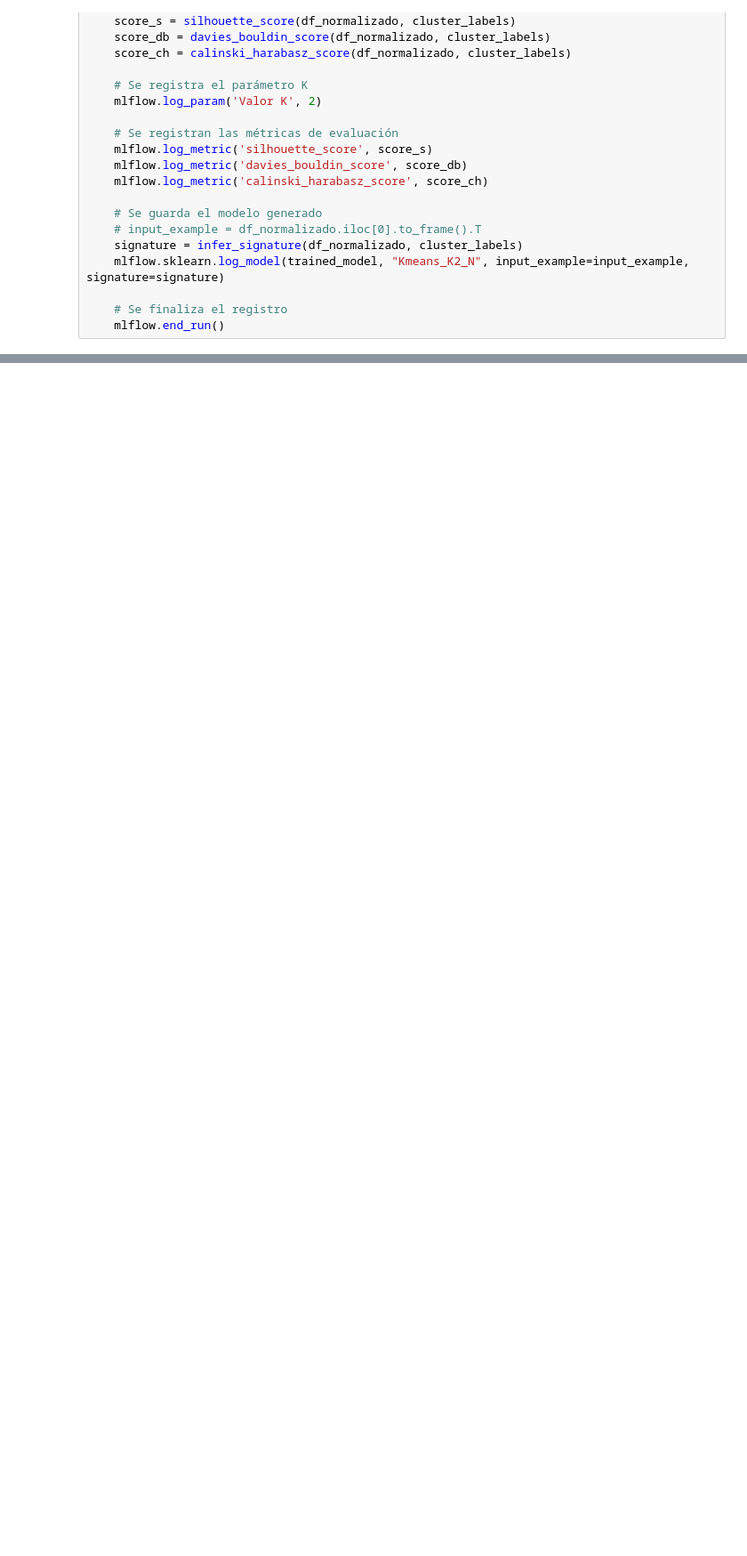
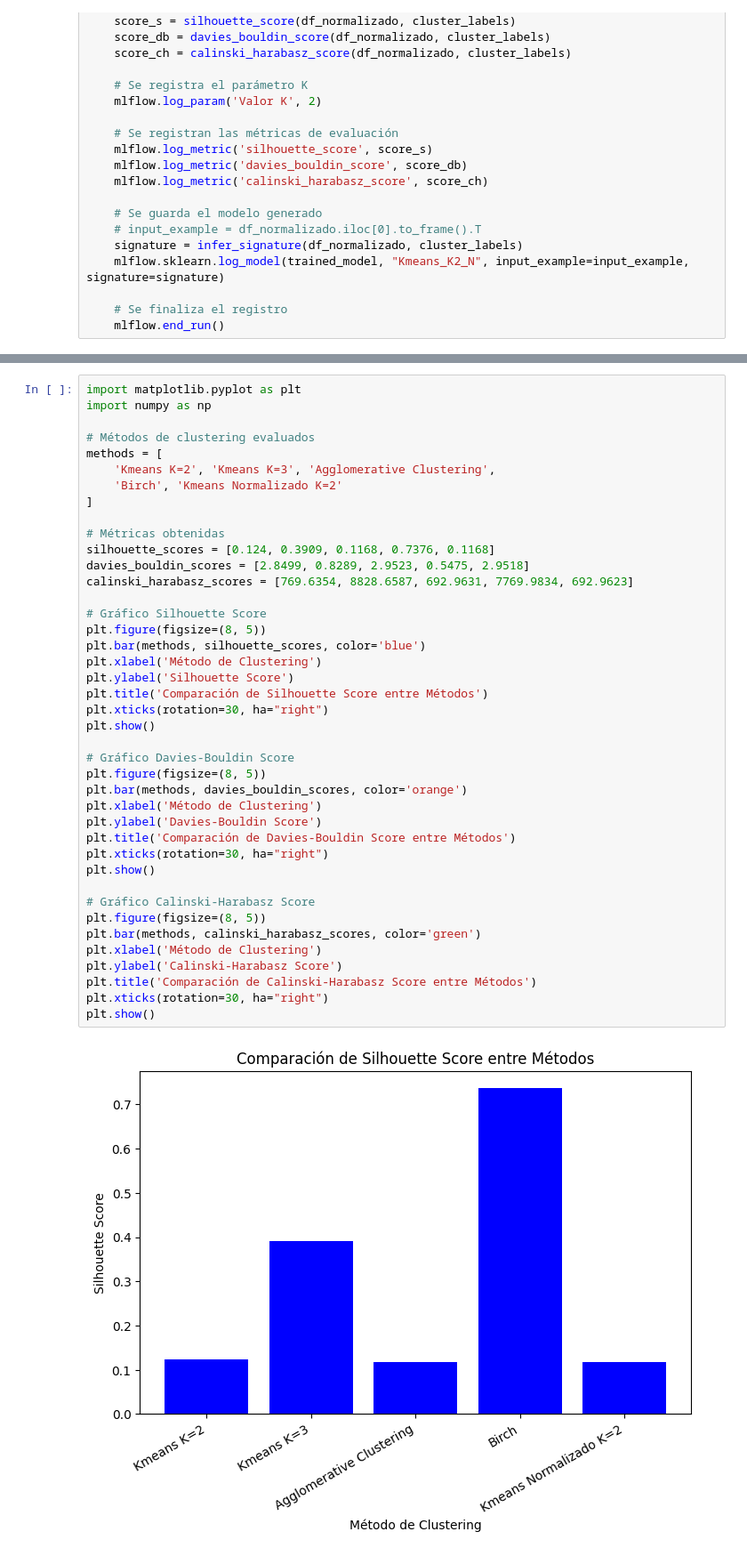
Before and after one commit to mdlidia-coder/13MBID_LidiaM, a Jupyter notebook: notebooks/modelado/clusterizacion-reglas/MD02 - Clusterizacion(1).ipynb, the cells around one changed output, grey strips where cells are left out. Shown: that part at 89% size. Cells and saved outputs as stored; diff of their text form; blank space fills up the shorter version.

```diff
--- a/notebooks/modelado/clusterizacion-reglas/MD02 - Clusterizacion(1).ipynb
+++ b/notebooks/modelado/clusterizacion-reglas/MD02 - Clusterizacion(1).ipynb
@@ -295,0 +337,43 @@ Name: count, dtype: int64
+# %%
+import matplotlib.pyplot as plt
+import numpy as np
+
+# Métodos de clustering evaluados
+methods = [
+    'Kmeans K=2', 'Kmeans K=3', 'Agglomerative Clustering',
+    'Birch', 'Kmeans Normalizado K=2'
+]
+
+# Métricas obtenidas
+silhouette_scores = [0.124, 0.3909, 0.1168, 0.7376, 0.1168]
+davies_bouldin_scores = [2.8499, 0.8289, 2.9523, 0.5475, 2.9518]
+calinski_harabasz_scores = [769.6354, 8828.6587, 692.9631, 7769.9834, 692.9623]
+
+# Gráfico Silhouette Score
+plt.figure(figsize=(8, 5))
+plt.bar(methods, silhouette_scores, color='blue')
+plt.xlabel('Método de Clustering')
+plt.ylabel('Silhouette Score')
+plt.title('Comparación de Silhouette Score entre Métodos')
+plt.xticks(rotation=30, ha="right")
+plt.show()
+
+# Gráfico Davies-Bouldin Score
+plt.figure(figsize=(8, 5))
+plt.bar(methods, davies_bouldin_scores, color='orange')
+plt.xlabel('Método de Clustering')
+plt.ylabel('Davies-Bouldin Score')
+plt.title('Comparación de Davies-Bouldin Score entre Métodos')
+plt.xticks(rotation=30, ha="right")
+plt.show()
+
+# Gráfico Calinski-Harabasz Score
+plt.figure(figsize=(8, 5))
+plt.bar(methods, calinski_harabasz_scores, color='green')
+plt.xlabel('Método de Clustering')
+plt.ylabel('Calinski-Harabasz Score')
+plt.title('Comparación de Calinski-Harabasz Score entre Métodos')
+plt.xticks(rotation=30, ha="right")
+plt.show()
+# %% [output]
+[figure, added]
```
Also changed, not shown: parts of 10 cells of this notebook.
